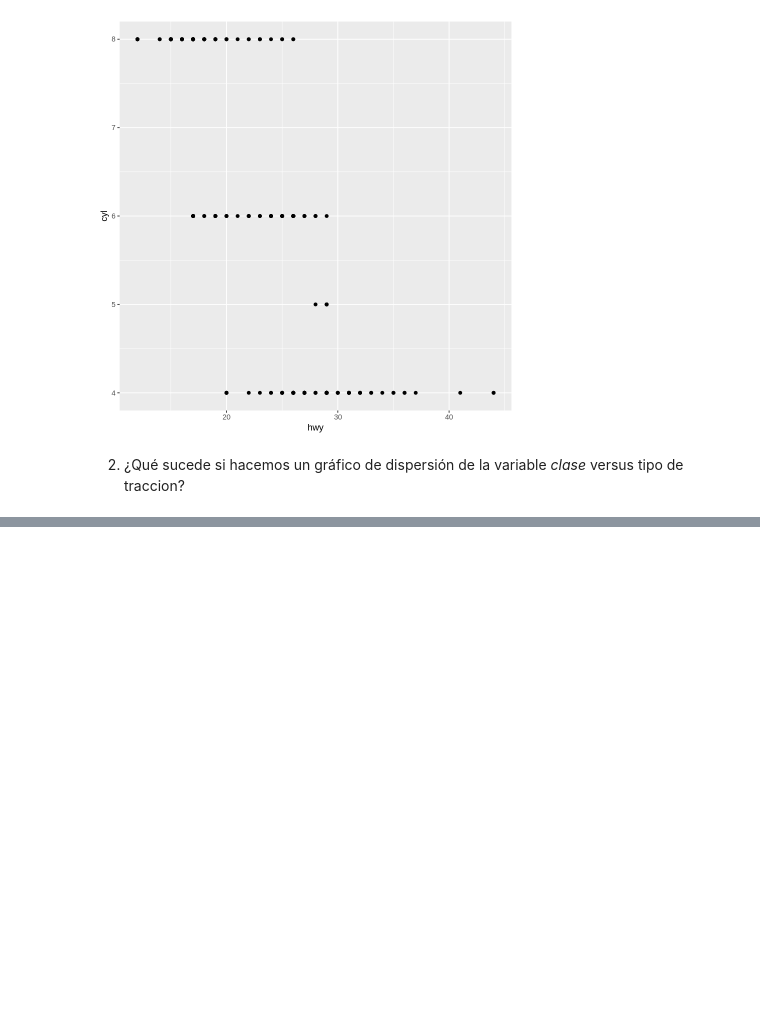
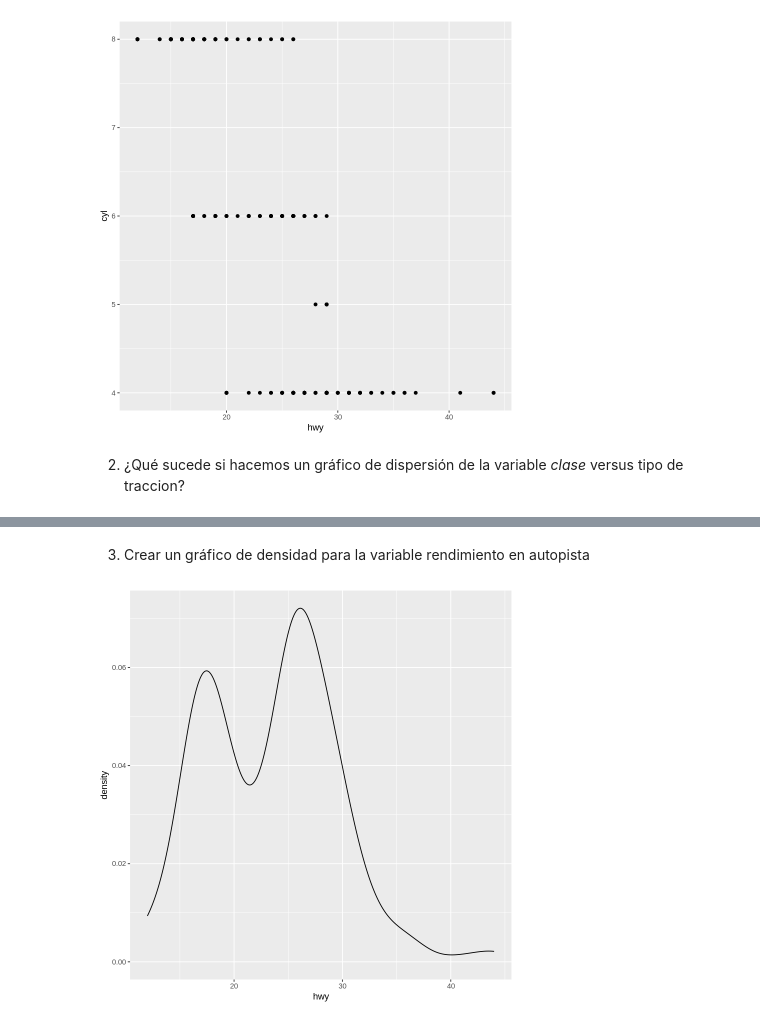
Before and after one commit to ednavivianasegura/ERAP_Curso_R, a Jupyter notebook: ERAP_R_Course_moduloIII.ipynb, the cells around one changed output, grey strips where cells are left out. Drawn from its saved outputs; the diff is of its cells as text; code cells hidden in the pictures; blank space fills up the shorter version.

```diff
--- a/ERAP_R_Course_moduloIII.ipynb
+++ b/ERAP_R_Course_moduloIII.ipynb
@@ -207,0 +211,12 @@ geom_point(mapping = aes(x=class, y=drv))
+# %% [markdown]
+3. Crear un gráfico de densidad para la variable rendimiento en autopista
+# %%
+mpg %>%
+  ggplot(aes(x = hwy)) +      # Establecemos la variable continua 'hwy' en el eje x
+  geom_density()              # Añadimos la geometría de densidad
+
+# El gráfico representa una estimación suavizada de la distribución de la variable hwy.
+# El área total bajo la curva es igual a 1. Es útil para visualizar la forma de
+# la distribución (asimetría, modas, etc.).
+# %% [output]
+[figure, added]
```
Also changed, not shown: parts of 4 cells of this notebook.
